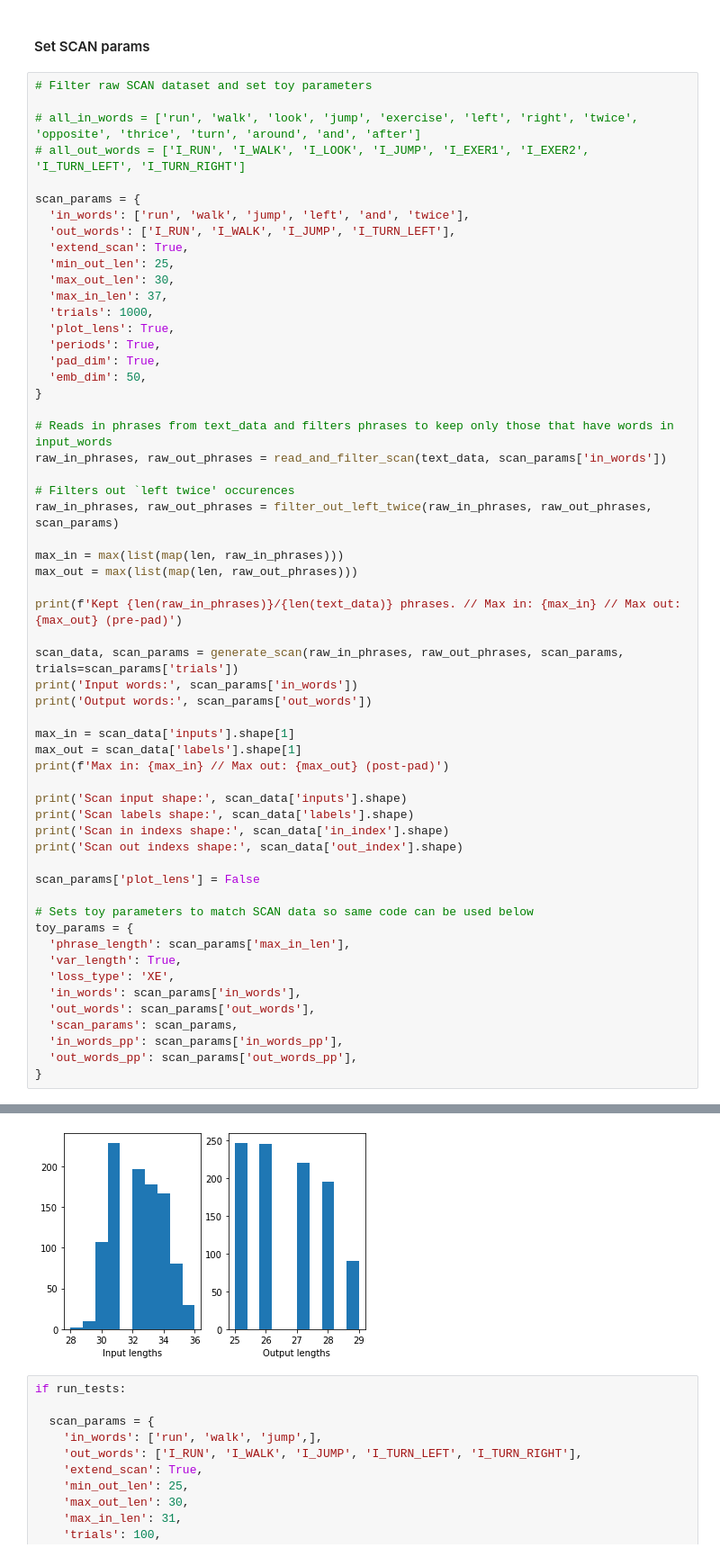
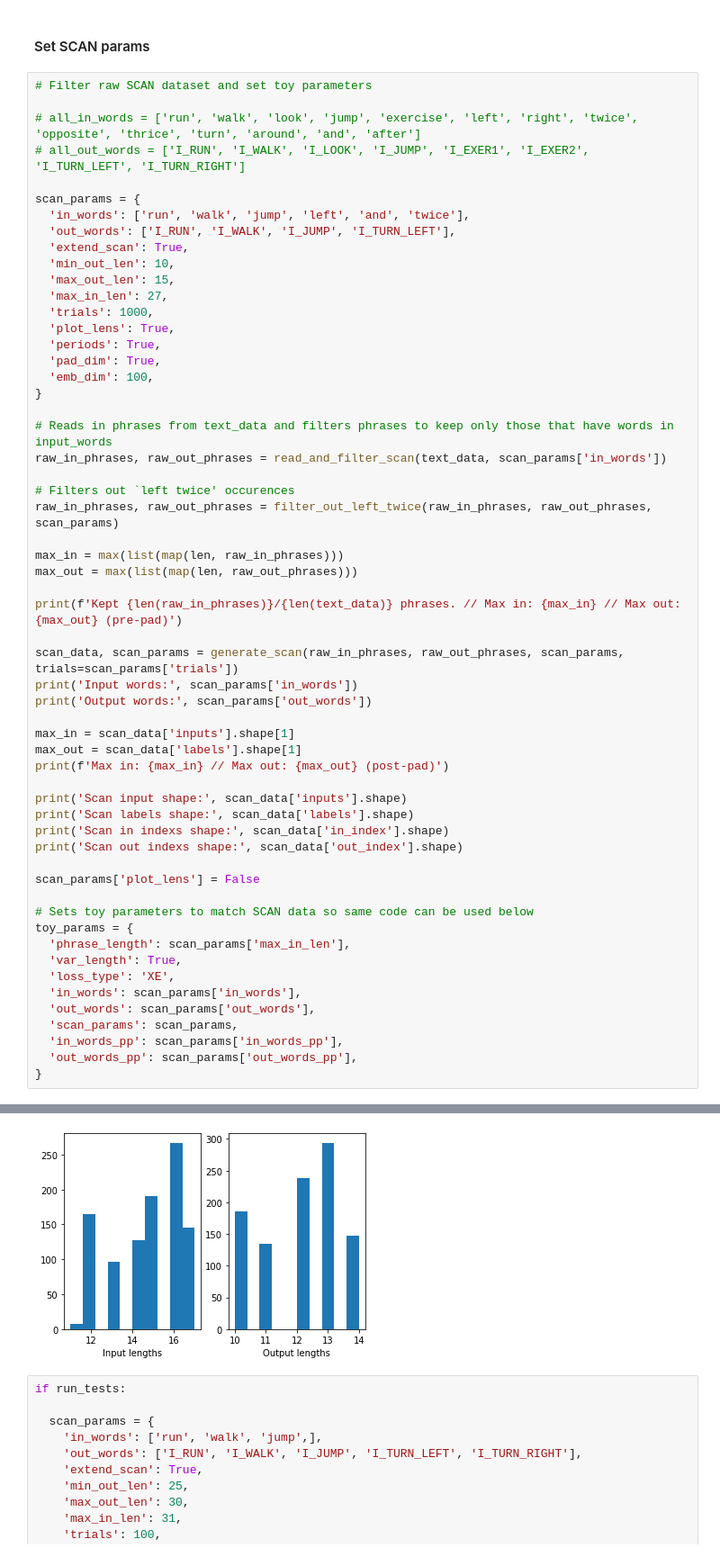
Before and after one commit to kaitken17/understand_nlp, a Jupyter notebook: sythetic_analysis_seq2seq.ipynb, the cells around one changed output, grey strips where cells are left out. Shown at 90% size. Drawn from its saved outputs; the diff is of its cells as text.

```diff
--- a/sythetic_analysis_seq2seq.ipynb
+++ b/sythetic_analysis_seq2seq.ipynb
@@ -445,14 +451,14 @@ scan_params = {
   'in_words': ['run', 'walk', 'jump', 'left', 'and', 'twice'],
   'out_words': ['I_RUN', 'I_WALK', 'I_JUMP', 'I_TURN_LEFT'],
   'extend_scan': True,
-  'min_out_len': 25,
-  'max_out_len': 30,
-  'max_in_len': 37,
+  'min_out_len': 10,
+  'max_out_len': 15,
+  'max_in_len': 27,
   'trials': 1000,
   'plot_lens': True,
   'periods': True,
   'pad_dim': True,
-  'emb_dim': 50,
+  'emb_dim': 100,
 }
 
 # Reads in phrases from text_data and filters phrases to keep only those that have words in input_words
@@ -506,6 +512,6 @@ Scan labels shape: (1000, 30, 50)
 Scan in indexs shape: (1000,)
 Scan out indexs shape: (1000,)
-[figure, old version]
+[figure, new version]
 # %%
 if run_tests:
 
```
Also changed, not shown: parts of 17 cells of this notebook.
